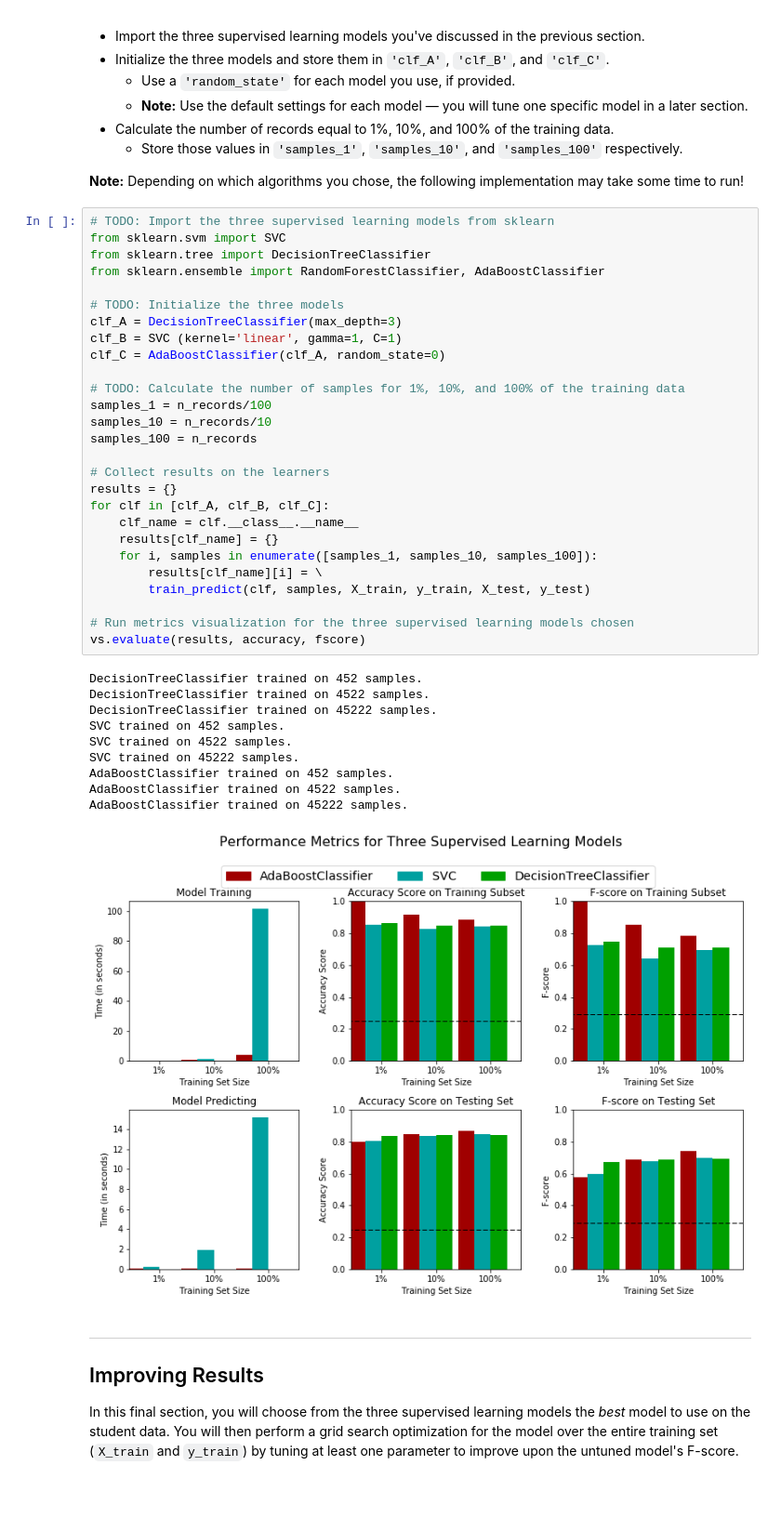
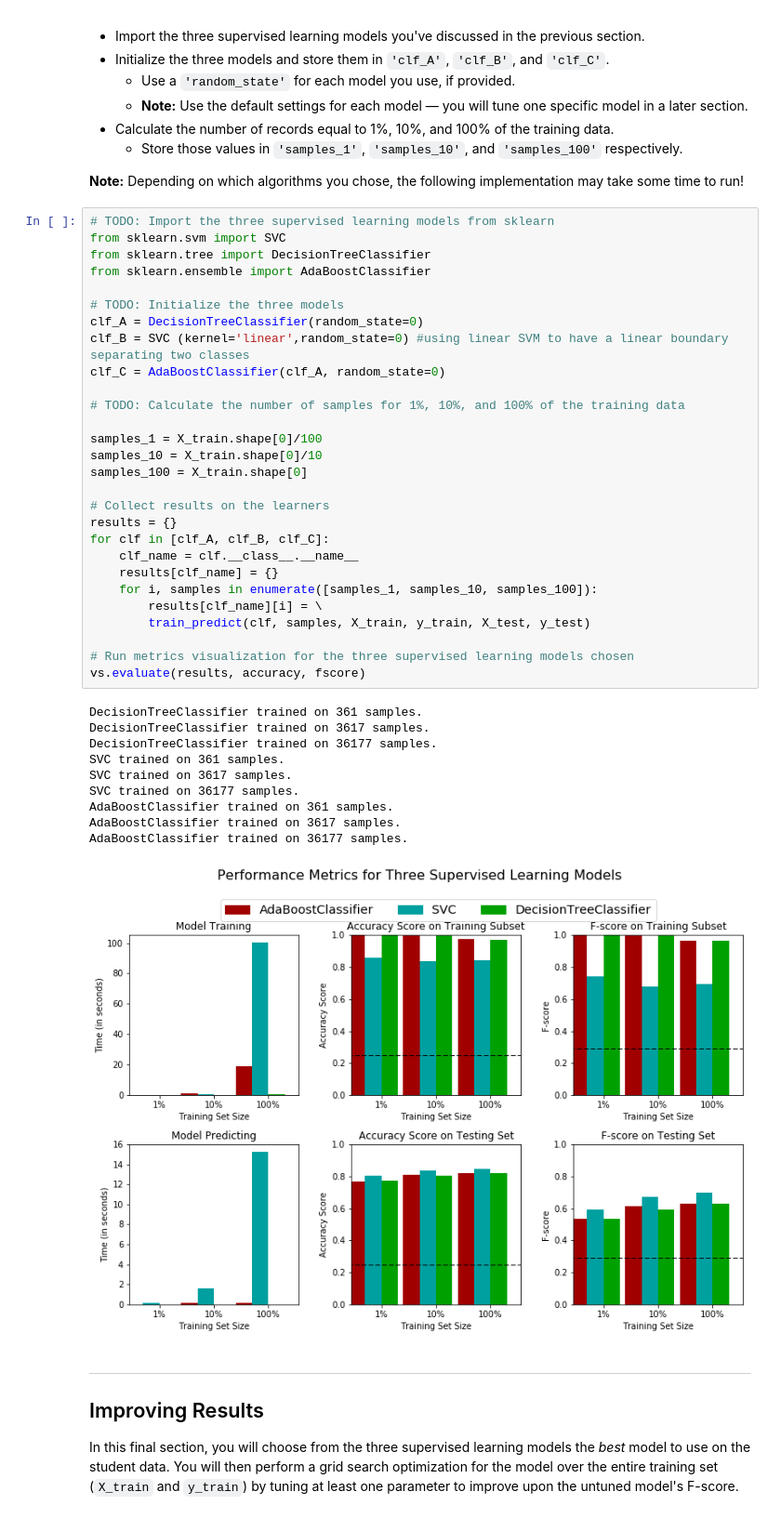
Before and after one commit to dkumar95120/machine_learning_dk, a Jupyter notebook: projects/finding_donors/finding_donors.ipynb, the cells around one changed output. Shown at 93% size. Cells and saved outputs as stored; diff of their text form; blank space fills up the shorter version.

```diff
--- a/projects/finding_donors/finding_donors.ipynb
+++ b/projects/finding_donors/finding_donors.ipynb
@@ -357,41 +357,42 @@ In the code cell, you will need to implement the following:
 # %%
 # TODO: Import the three supervised learning models from sklearn
 from sklearn.svm import SVC
 from sklearn.tree import DecisionTreeClassifier
-from sklearn.ensemble import RandomForestClassifier, AdaBoostClassifier
+from sklearn.ensemble import AdaBoostClassifier
 
 # TODO: Initialize the three models
-clf_A = DecisionTreeClassifier(max_depth=3)
-clf_B = SVC (kernel='linear', gamma=1, C=1)
+clf_A = DecisionTreeClassifier(random_state=0)
+clf_B = SVC (kernel='linear',random_state=0) #using linear SVM to have a linear boundary separating two classes
 clf_C = AdaBoostClassifier(clf_A, random_state=0)
 
 # TODO: Calculate the number of samples for 1%, 10%, and 100% of the training data
-samples_1 = n_records/100
-samples_10 = n_records/10
-samples_100 = n_records
+
+samples_1 = X_train.shape[0]/100
+samples_10 = X_train.shape[0]/10
+samples_100 = X_train.shape[0]
 
 # Collect results on the learners
 results = {}
 for clf in [clf_A, clf_B, clf_C]:
     clf_name = clf.__class__.__name__
     results[clf_name] = {}
     for i, samples in enumerate([samples_1, samples_10, samples_100]):
         results[clf_name][i] = \
         train_predict(clf, samples, X_train, y_train, X_test, y_test)
 
 # Run metrics visualization for the three supervised learning models chosen
 vs.evaluate(results, accuracy, fscore)
 # %% [output]
-DecisionTreeClassifier trained on 452 samples.
-DecisionTreeClassifier trained on 4522 samples.
-DecisionTreeClassifier trained on 45222 samples.
-SVC trained on 452 samples.
-SVC trained on 4522 samples.
-SVC trained on 45222 samples.
-AdaBoostClassifier trained on 452 samples.
-AdaBoostClassifier trained on 4522 samples.
-AdaBoostClassifier trained on 45222 samples.
+DecisionTreeClassifier trained on 361 samples.
+DecisionTreeClassifier trained on 3617 samples.
+DecisionTreeClassifier trained on 36177 samples.
+SVC trained on 361 samples.
+SVC trained on 3617 samples.
+SVC trained on 36177 samples.
+AdaBoostClassifier trained on 361 samples.
+AdaBoostClassifier trained on 3617 samples.
+AdaBoostClassifier trained on 36177 samples.
-[figure, old version]
+[figure, new version]
 # %% [markdown]
 ----
 ## Improving Results
```
Also changed, not shown: parts of 8 cells of this notebook, 2 other files.
